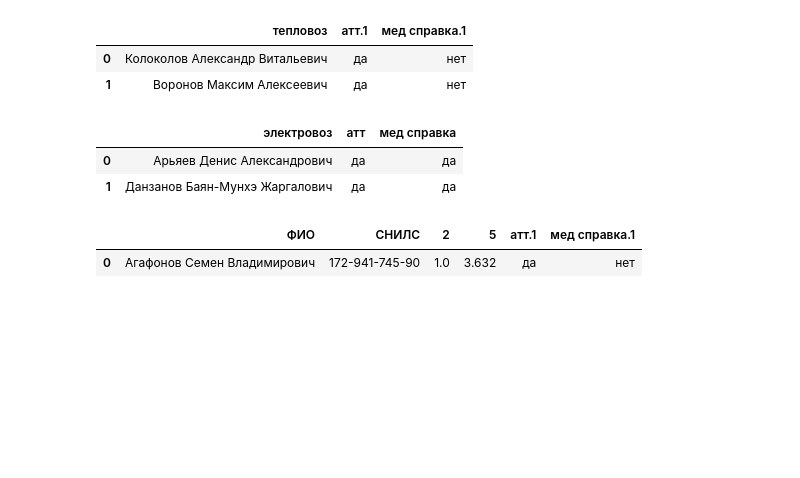
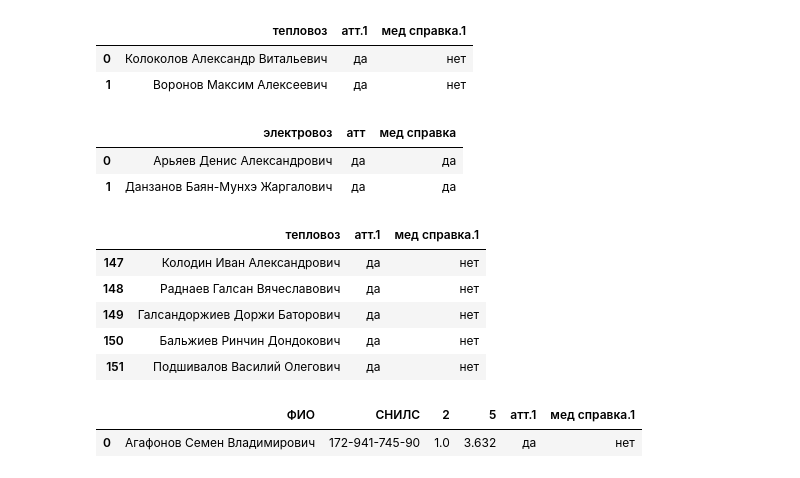
Before and after one commit to t0r1n88/Tandem, a Jupyter notebook: machinist.ipynb, the cells around one changed output. Cells and saved outputs as stored; diff of their text form; code cells hidden in the pictures; blank space fills up the shorter version.

```diff
--- a/machinist.ipynb
+++ b/machinist.ipynb
@@ -80,6 +150,15 @@ elect_df.head(2)
 raw_teplo_df =clean_reit.merge(teplo_df,how='outer',left_on='ФИО',right_on='тепловоз',indicator=True)
 # %%
 zabr_df_teplo=raw_teplo_df[raw_teplo_df['_merge'] == 'right_only'] # те кто забрал документы
+zabr_df_teplo.drop(columns=['ФИО','СНИЛС',2,5,'_merge'],inplace=True)
+zabr_df_teplo
+# %% [output]
+|  | тепловоз | атт.1 | мед справка.1 |
+| 147 | Колодин Иван Александрович | да | нет |
+| 148 | Раднаев Галсан Вячеславович | да | нет |
+| 149 | Галсандоржиев Доржи Баторович | да | нет |
+| 150 | Бальжиев Ринчин Дондокович | да | нет |
+| 151 | Подшивалов Василий Олегович | да | нет |
 # %%
 # электровозы
 raw_electo_df =clean_reit.merge(elect_df,how='outer',left_on='ФИО',right_on='электровоз',indicator=True)
```
Also changed, not shown: parts of 15 cells of this notebook.
